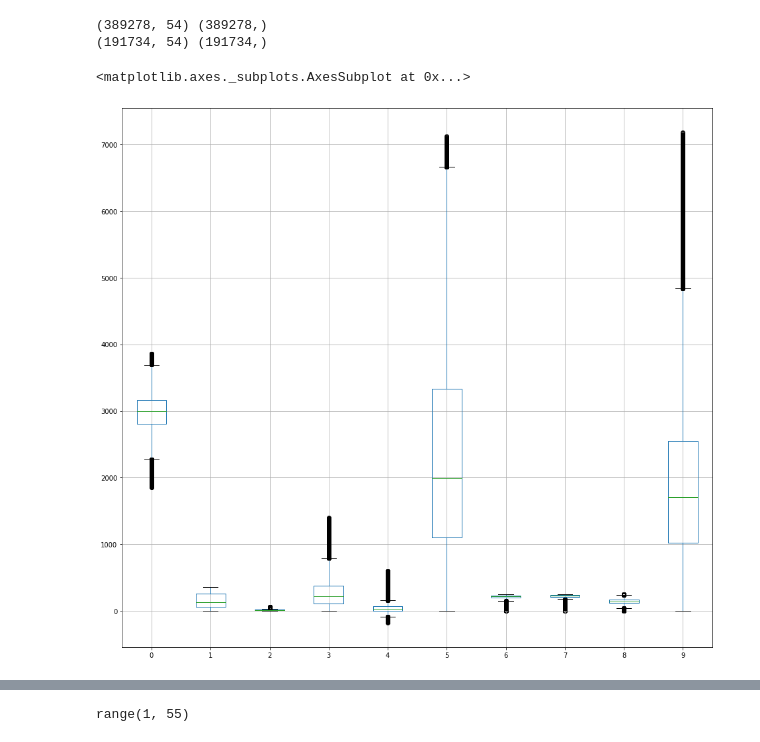
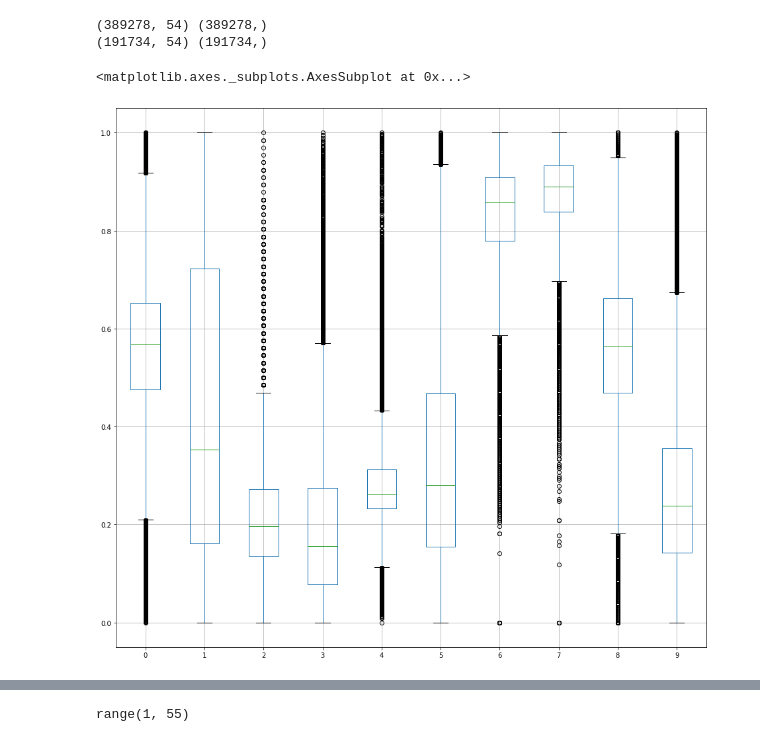
Before and after one commit to karololeksy/CovertypeClassification, a Jupyter notebook: Project notebook.ipynb, the cells around one changed output, grey strips where cells are left out. Saved outputs shown, nothing was run; the diff lists cells and outputs as text; code cells hidden in the pictures.

```diff
--- a/Project notebook.ipynb
+++ b/Project notebook.ipynb
@@ -135,14 +136,14 @@ print(X_test.shape, y_test.shape)
 # %%
 #Poniżej został przedstawiony wykres pudełkowy dla klas które nie są reprezentowane wartościami 0-1
 #Na podstawie wykresu możemy zauwżyć, że w przedstawionych klasach nie występują wartości odstające, które należałoby
 #usunąć lub zmodyfikować - zbiór danych jest gotowy do wykonywania klasyfikacji
 
 from matplotlib import pyplot as plt
-X1 = dataset.iloc[:,:10]
+X1 = X.iloc[:,:10]
 X1.boxplot(figsize=(16,15))
 # %% [output]
 <matplotlib.axes._subplots.AxesSubplot at 0x...>
-[figure, old version]
+[figure, new version]
 # %%
 pd.options.mode.chained_assignment = None  # default='warn'
 X_train['Class'] = y_train.tolist()
```
Also changed, not shown: parts of 11 cells of this notebook.
